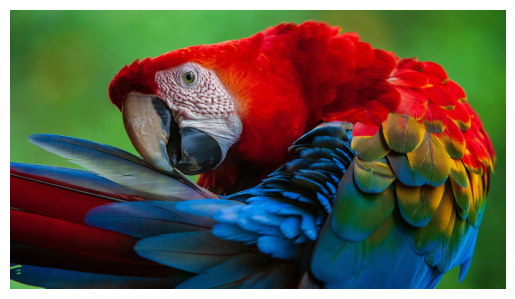
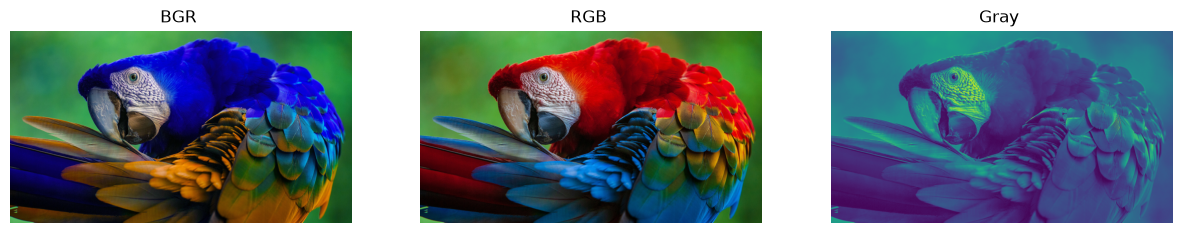
The change to this notebook cell's code, shown as a diff; its figure went from the first image to the second:
--- before
+++ after
@@ -3,7 +3,23 @@
 
 img = cv2.imread("shutterstock-2382173217.jpg")
-img = cv2.cvtColor(img, cv2.COLOR_BGR2RGB)
+img2 = cv2.cvtColor(img, cv2.COLOR_BGR2RGB)
+img3 = cv2.cvtColor(img,  cv2.COLOR_BGR2GRAY)
 
+plt.figure(figsize=(15, 5))
+
+plt.subplot(1, 3, 1)
 plt.imshow(img)
+plt.title("BGR ")
 plt.axis("off")
+
+plt.subplot(1, 3, 2)
+plt.imshow(img2)
+plt.title("RGB ")
+plt.axis("off")
+
+plt.subplot(1, 3, 3)
+plt.imshow(img3)
+plt.title("Gray ")
+plt.axis("off")
+
 plt.show()

Commit: blur